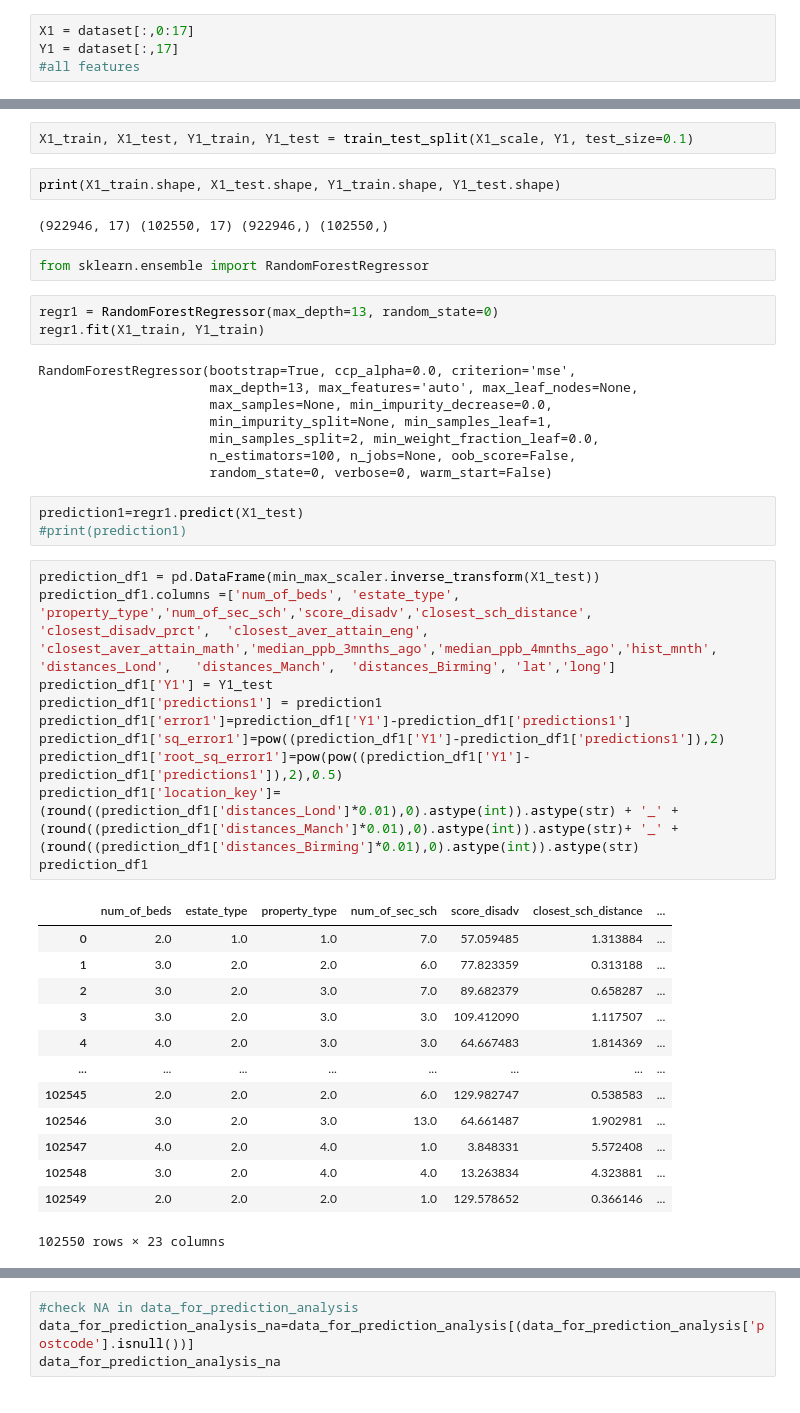
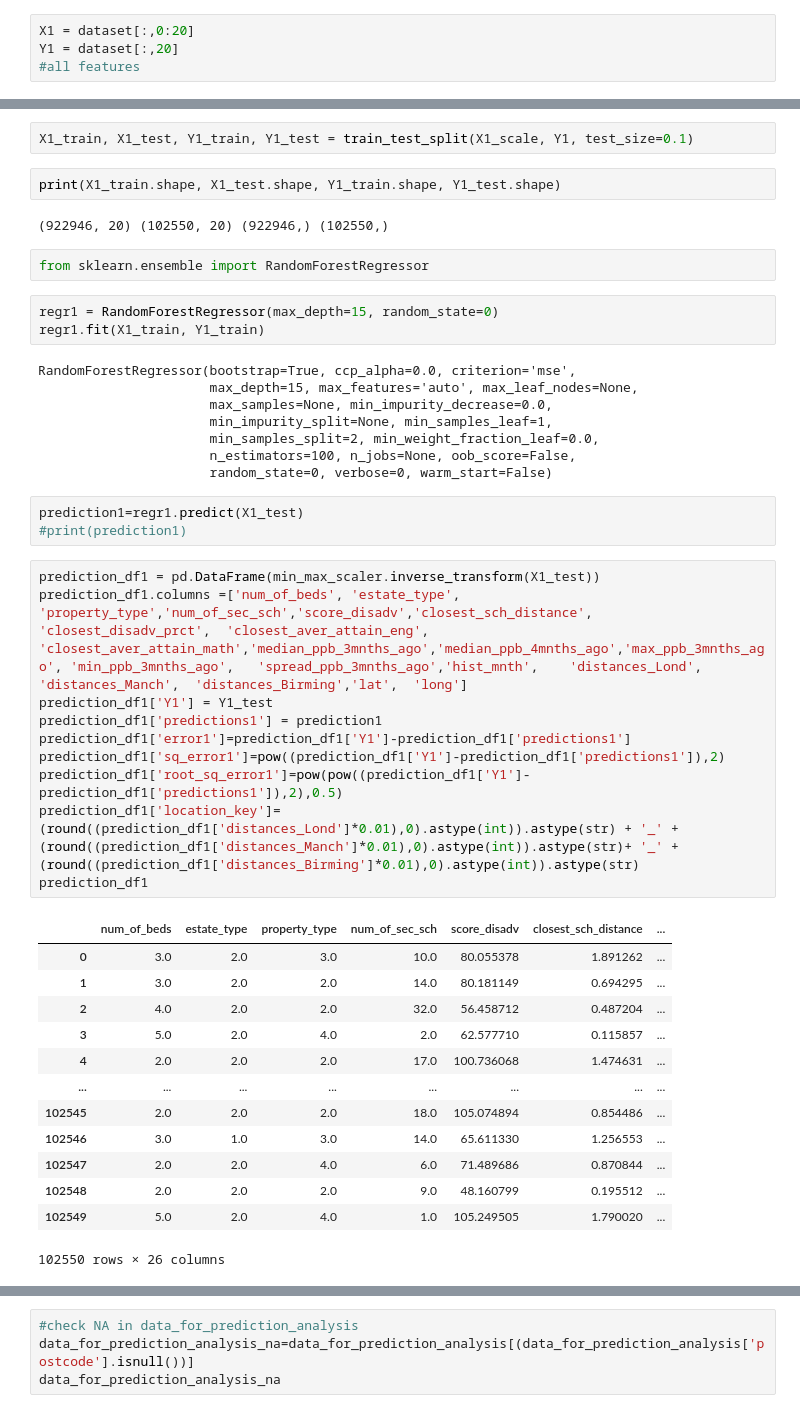
Before and after one commit to oxanaRC/CE902, a Jupyter notebook: Random_forest.ipynb, the cells around one changed output, grey strips where cells are left out. Saved outputs shown, nothing was run; the diff lists cells and outputs as text.

```diff
--- a/Random_forest.ipynb
+++ b/Random_forest.ipynb
@@ -142,7 +142,7 @@ array([[2, '2', '2', ..., 53.477598, -2.3568580000000003, 107000.0],
       dtype=object)
 # %%
-X1 = dataset[:,0:17]
-Y1 = dataset[:,17]
+X1 = dataset[:,0:20]
+Y1 = dataset[:,20]
 #all features
 # %%
 validation_dataset=df_validation_data.values
@@ -217,15 +217,15 @@ X1_train, X1_test, Y1_train, Y1_test = train_test_split(X1_scale, Y1, test_size=
 # %%
 print(X1_train.shape, X1_test.shape, Y1_train.shape, Y1_test.shape)
 # %% [output]
-(922946, 17) (102550, 17) (922946,) (102550,)
+(922946, 20) (102550, 20) (922946,) (102550,)
 # %%
 from sklearn.ensemble import RandomForestRegressor
 # %%
-regr1 = RandomForestRegressor(max_depth=13, random_state=0)
+regr1 = RandomForestRegressor(max_depth=15, random_state=0)
 regr1.fit(X1_train, Y1_train)
 # %% [output]
 RandomForestRegressor(bootstrap=True, ccp_alpha=0.0, criterion='mse',
-                      max_depth=13, max_features='auto', max_leaf_nodes=None,
+                      max_depth=15, max_features='auto', max_leaf_nodes=None,
                       max_samples=None, min_impurity_decrease=0.0,
                       min_impurity_split=None, min_samples_leaf=1,
                       min_samples_split=2, min_weight_fraction_leaf=0.0,
@@ -236,28 +236,28 @@ prediction1=regr1.predict(X1_test)
 #print(prediction1)
 # %%
 prediction_df1 = pd.DataFrame(min_max_scaler.inverse_transform(X1_test))
-prediction_df1.columns =['num_of_beds', 'estate_type', 'property_type','num_of_sec_sch','score_disadv','closest_sch_distance', 'closest_disadv_prct',	'closest_aver_attain_eng',	'closest_aver_attain_math','median_ppb_3mnths_ago','median_ppb_4mnths_ago','hist_mnth',	'distances_Lond',	'distances_Manch',	'distances_Birming', 'lat','long']
+prediction_df1.columns =['num_of_beds', 'estate_type', 'property_type','num_of_sec_sch','score_disadv','closest_sch_distance', 'closest_disadv_prct',	'closest_aver_attain_eng',	'closest_aver_attain_math','median_ppb_3mnths_ago','median_ppb_4mnths_ago','max_ppb_3mnths_ago',	'min_ppb_3mnths_ago',	'spread_ppb_3mnths_ago','hist_mnth',	'distances_Lond',	'distances_Manch',	'distances_Birming','lat',	'long']
 prediction_df1['Y1'] = Y1_test
 prediction_df1['predictions1'] = prediction1
 prediction_df1['error1']=prediction_df1['Y1']-prediction_df1['predictions1']
 prediction_df1['sq_error1']=pow((prediction_df1['Y1']-prediction_df1['predictions1']),2)
 prediction_df1['root_sq_error1']=pow(pow((prediction_df1['Y1']-prediction_df1['predictions1']),2),0.5)
 prediction_df1['location_key']=(round((prediction_df1['distances_Lond']*0.01),0).astype(int)).astype(str) + '_' + (round((prediction_df1['distances_Manch']*0.01),0).astype(int)).astype(str)+ '_' + (round((prediction_df1['distances_Birming']*0.01),0).astype(int)).astype(str)
 prediction_df1
 # %% [output]
 |  | num_of_beds | estate_type | property_type | num_of_sec_sch | score_disadv | closest_sch_distance | ... |
-| 0 | 2.0 | 1.0 | 1.0 | 7.0 | 57.059485 | 1.313884 | ... |
-| 1 | 3.0 | 2.0 | 2.0 | 6.0 | 77.823359 | 0.313188 | ... |
-| 2 | 3.0 | 2.0 | 3.0 | 7.0 | 89.682379 | 0.658287 | ... |
-| 3 | 3.0 | 2.0 | 3.0 | 3.0 | 109.412090 | 1.117507 | ... |
-| 4 | 4.0 | 2.0 | 3.0 | 3.0 | 64.667483 | 1.814369 | ... |
+| 0 | 3.0 | 2.0 | 3.0 | 10.0 | 80.055378 | 1.891262 | ... |
+| 1 | 3.0 | 2.0 | 2.0 | 14.0 | 80.181149 | 0.694295 | ... |
+| 2 | 4.0 | 2.0 | 2.0 | 32.0 | 56.458712 | 0.487204 | ... |
+| 3 | 5.0 | 2.0 | 4.0 | 2.0 | 62.577710 | 0.115857 | ... |
+| 4 | 2.0 | 2.0 | 2.0 | 17.0 | 100.736068 | 1.474631 | ... |
 | ... | ... | ... | ... | ... | ... | ... | ... |
-| 102545 | 2.0 | 2.0 | 2.0 | 6.0 | 129.982747 | 0.538583 | ... |
-| 102546 | 3.0 | 2.0 | 3.0 | 13.0 | 64.661487 | 1.902981 | ... |
-| 102547 | 4.0 | 2.0 | 4.0 | 1.0 | 3.848331 | 5.572408 | ... |
-| 102548 | 3.0 | 2.0 | 4.0 | 4.0 | 13.263834 | 4.323881 | ... |
-| 102549 | 2.0 | 2.0 | 2.0 | 1.0 | 129.578652 | 0.366146 | ... |
+| 102545 | 2.0 | 2.0 | 2.0 | 18.0 | 105.074894 | 0.854486 | ... |
+| 102546 | 3.0 | 1.0 | 3.0 | 14.0 | 65.611330 | 1.256553 | ... |
+| 102547 | 2.0 | 2.0 | 4.0 | 6.0 | 71.489686 | 0.870844 | ... |
+| 102548 | 2.0 | 2.0 | 2.0 | 9.0 | 48.160799 | 0.195512 | ... |
+| 102549 | 5.0 | 2.0 | 4.0 | 1.0 | 105.249505 | 1.790020 | ... |
-102550 rows × 23 columns
+102550 rows × 26 columns
 # %%
 data_for_prediction_analysis = pd.merge(prediction_df1, df_location_categories, how="left", on="location_key")
 data_for_prediction_analysis['postcode_area']=data_for_prediction_analysis['postcode'].str.split(' ').str[0]
```
Also changed, not shown: parts of 21 cells of this notebook.
